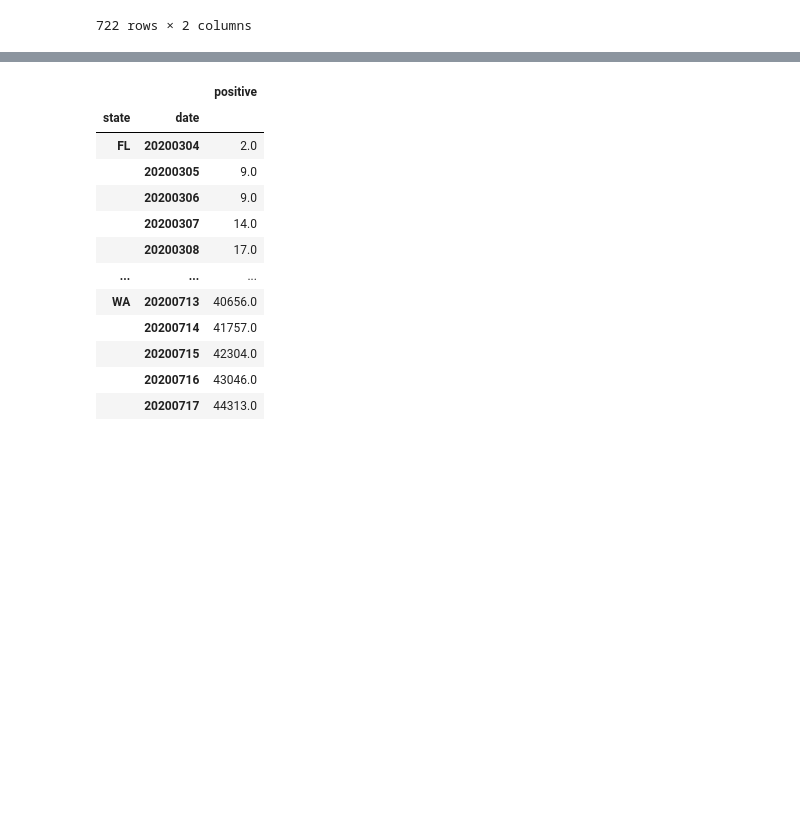
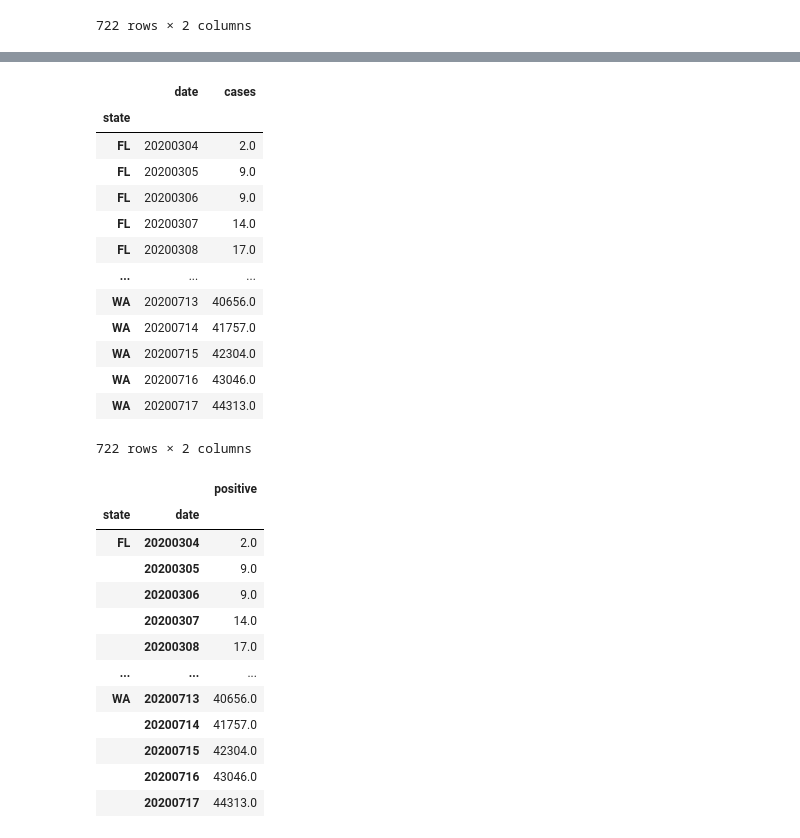
Before and after one commit to Emily-Keymon/Group-Project, a Jupyter notebook: Covid-19 Data Exploration and Cleanup.ipynb, the cells around one changed output, grey strips where cells are left out. Drawn from its saved outputs; the diff is of its cells as text; code cells hidden in the pictures; blank space fills up the shorter version.

```diff
--- a/Covid-19 Data Exploration and Cleanup.ipynb
+++ b/Covid-19 Data Exploration and Cleanup.ipynb
@@ -116 +129,19 @@ filter_df_1.rename(index={"FL": "Florida", "GA": "Georgia", "NY": "New York","TX
 722 rows × 2 columns
+# %%
+# Rename columns for df_1 positive to cases to be consistent with other dataframes
+filter_df_1.rename(columns = {"positive": "cases"})
+# %% [output]
+|  | date | cases |
+| state |  |  |
+| FL | 20200304 | 2.0 |
+| FL | 20200305 | 9.0 |
+| FL | 20200306 | 9.0 |
+| FL | 20200307 | 14.0 |
+| FL | 20200308 | 17.0 |
+| ... | ... | ... |
+| WA | 20200713 | 40656.0 |
+| WA | 20200714 | 41757.0 |
+| WA | 20200715 | 42304.0 |
+| WA | 20200716 | 43046.0 |
+| WA | 20200717 | 44313.0 |
+722 rows × 2 columns
```
Also changed, not shown: parts of 4 cells of this notebook, 1 other file.
